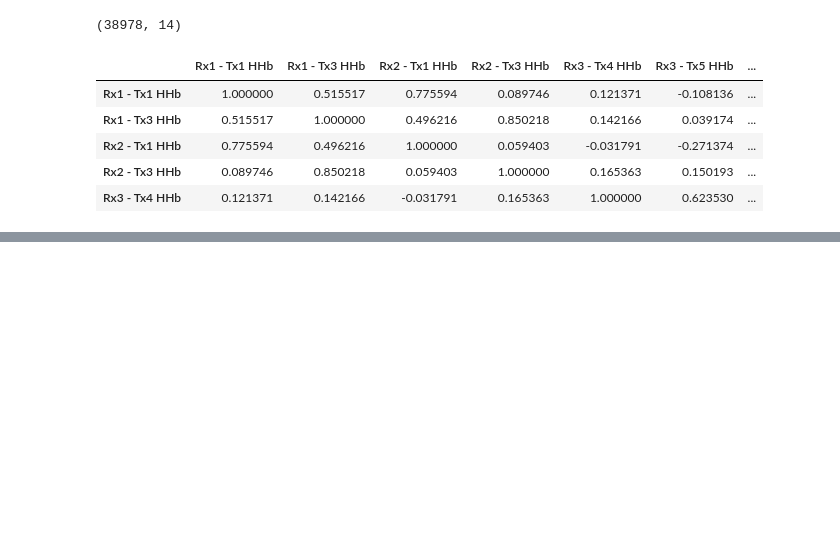
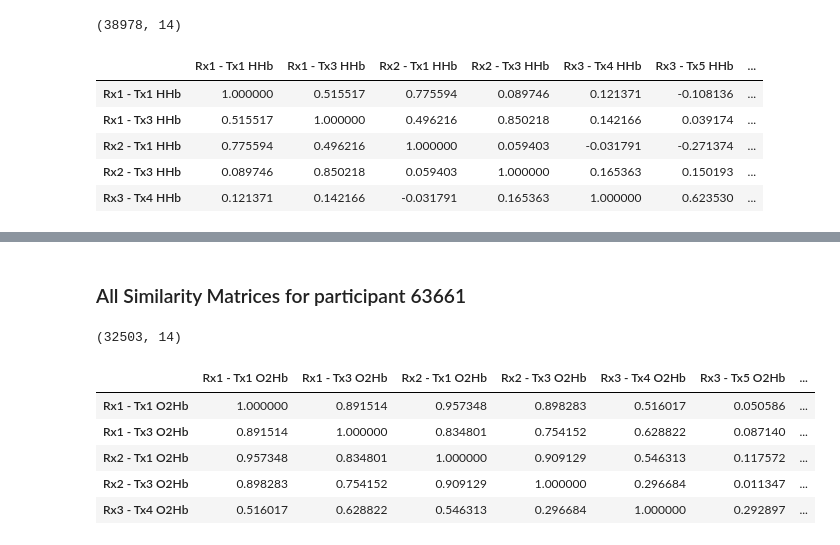
Before and after one commit to asheaffe/cs166-final-project, a Jupyter notebook: fnirs_fingerprint.ipynb, the cells around one changed output, grey strips where cells are left out. Cells and saved outputs as stored; diff of their text form; code cells hidden in the pictures; blank space fills up the shorter version.

```diff
--- a/fnirs_fingerprint.ipynb
+++ b/fnirs_fingerprint.ipynb
@@ -195,0 +146,15 @@ correlation_matrix
+# %% [markdown]
+### All Similarity Matrices for participant 63661
+# %%
+PID2 = 63661
+
+p2_oxy_r = generate_matrices(PID2, fnirs_data, oxy=True, task_type=-1)
+p2_oxy_r.head()
+# %% [output]
+(32503, 14)
+|  | Rx1 - Tx1 O2Hb | Rx1 - Tx3 O2Hb | Rx2 - Tx1 O2Hb | Rx2 - Tx3 O2Hb | Rx3 - Tx4 O2Hb | Rx3 - Tx5 O2Hb | ... |
+| Rx1 - Tx1 O2Hb | 1.000000 | 0.891514 | 0.957348 | 0.898283 | 0.516017 | 0.050586 | ... |
+| Rx1 - Tx3 O2Hb | 0.891514 | 1.000000 | 0.834801 | 0.754152 | 0.628822 | 0.087140 | ... |
+| Rx2 - Tx1 O2Hb | 0.957348 | 0.834801 | 1.000000 | 0.909129 | 0.546313 | 0.117572 | ... |
+| Rx2 - Tx3 O2Hb | 0.898283 | 0.754152 | 0.909129 | 1.000000 | 0.296684 | 0.011347 | ... |
+| Rx3 - Tx4 O2Hb | 0.516017 | 0.628822 | 0.546313 | 0.296684 | 1.000000 | 0.292897 | ... |
```
Also changed, not shown: parts of 35 cells of this notebook.
